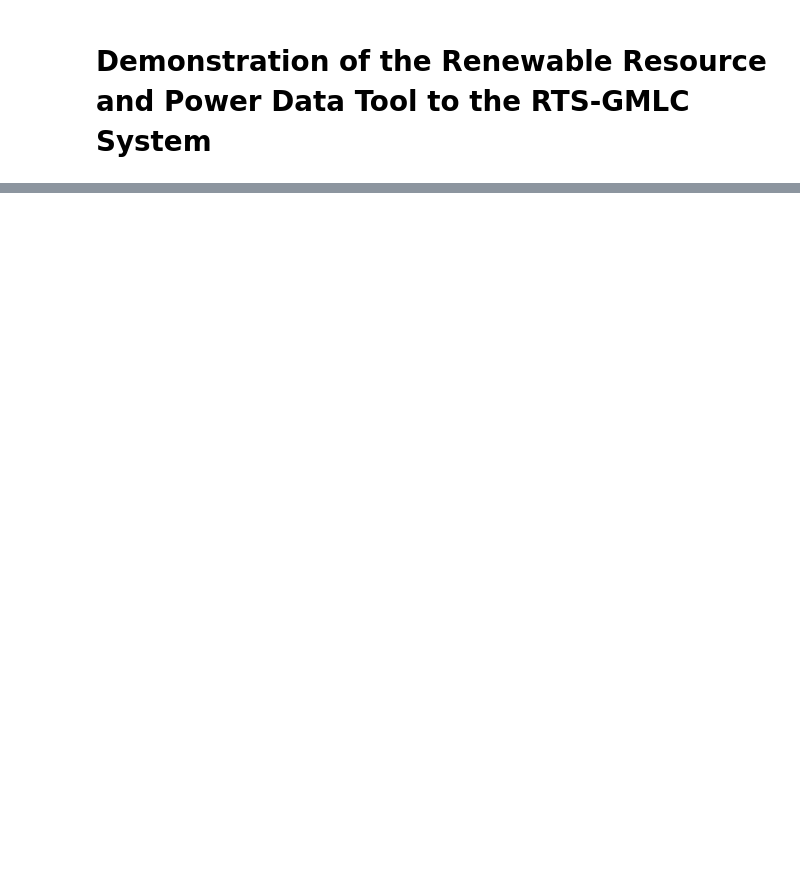
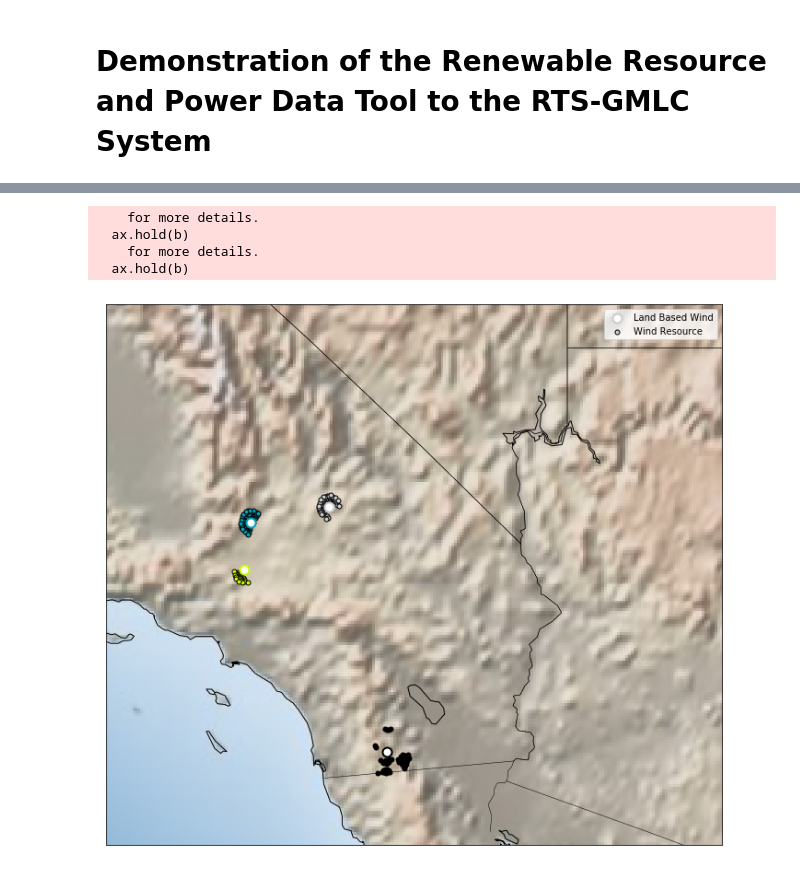
Before and after one commit to Smart-DS/demos, a Jupyter notebook: demo_R2PD_applied_to_rts_gmlc.ipynb, the cells around one changed output, grey strips where cells are left out. Saved outputs shown, nothing was run; the diff lists cells and outputs as text; code cells hidden in the pictures; blank space fills up the shorter version.

```diff
--- a/demo_R2PD_applied_to_rts_gmlc.ipynb
+++ b/demo_R2PD_applied_to_rts_gmlc.ipynb
@@ -215,0 +383,41 @@ plt.close()
+# %%
+total_nodes = len(wind_nodes)
+
+buffersize = 1
+color=iter(plt.cm.nipy_spectral(np.linspace(0,1, total_nodes)))
+plt.figure(figsize=(12,12))
+m = Basemap(
+        projection='merc',
+        llcrnrlon=min(nodes['longitude']-buffersize),
+        llcrnrlat=min(nodes['latitude']-buffersize),
+        urcrnrlon=max(nodes['longitude']+buffersize),
+        urcrnrlat=max(nodes['latitude']+buffersize),
+        lat_ts=0,
+        resolution='i',
+        suppress_ticks=True)
+
+
+m.drawcountries()
+m.drawstates()
+m.drawcoastlines()
+m.shadedrelief()
+
+for node in wind_nodes.nodes:
+    c = next(color)
+    resource_loc = node._resource.locations
+    re_long, re_lat = m(resource_loc[:, 1], resource_loc[:, 0])
+    wind_re = m.scatter(re_long, re_lat, 25, marker='o', facecolors=c, edgecolors='k', linewidth=1)
+
+    node_long, node_lat = m(node.longitude, node.latitude)
+    wind = m.scatter(node_long, node_lat, 100, marker='o', facecolors='w', edgecolors=c, linewidth=2)
+
+plt.legend([wind, wind_re],
+           ['Land Based Wind', 'Wind Resource'])
+plt.show()
+plt.close()
+# %% [output]
+    for more details.
+  ax.hold(b)
+    for more details.
+  ax.hold(b)
+[figure, added]
```
Also changed, not shown: parts of 58 cells of this notebook, 1 other file.
